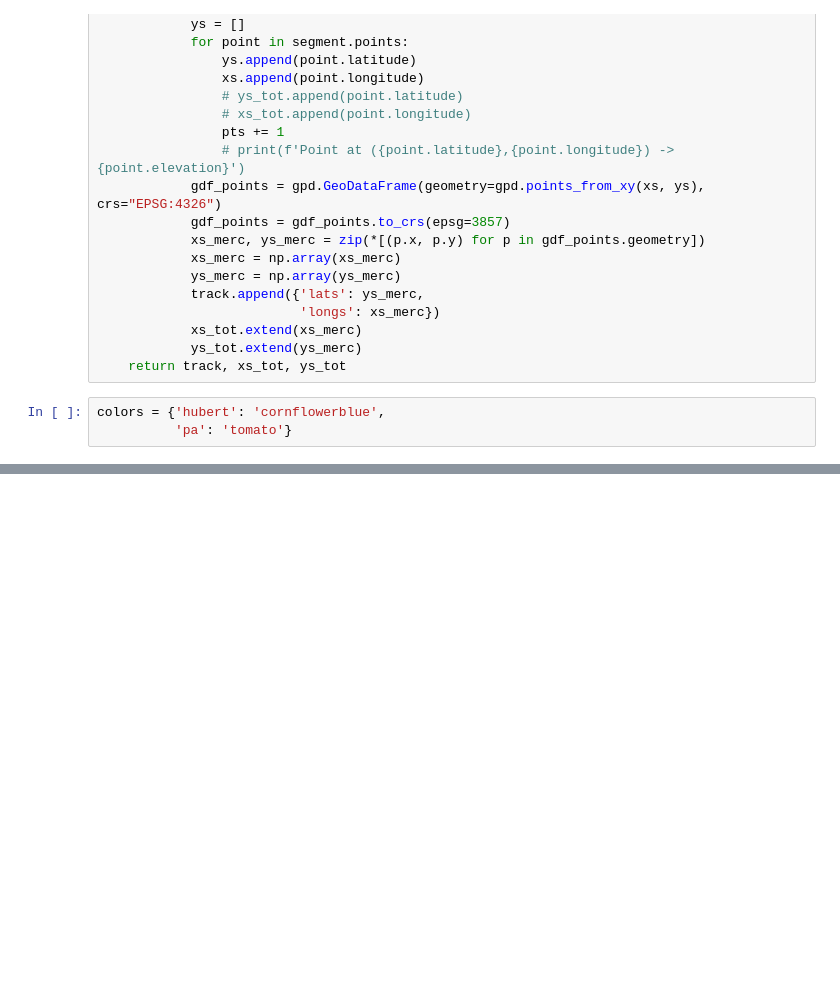
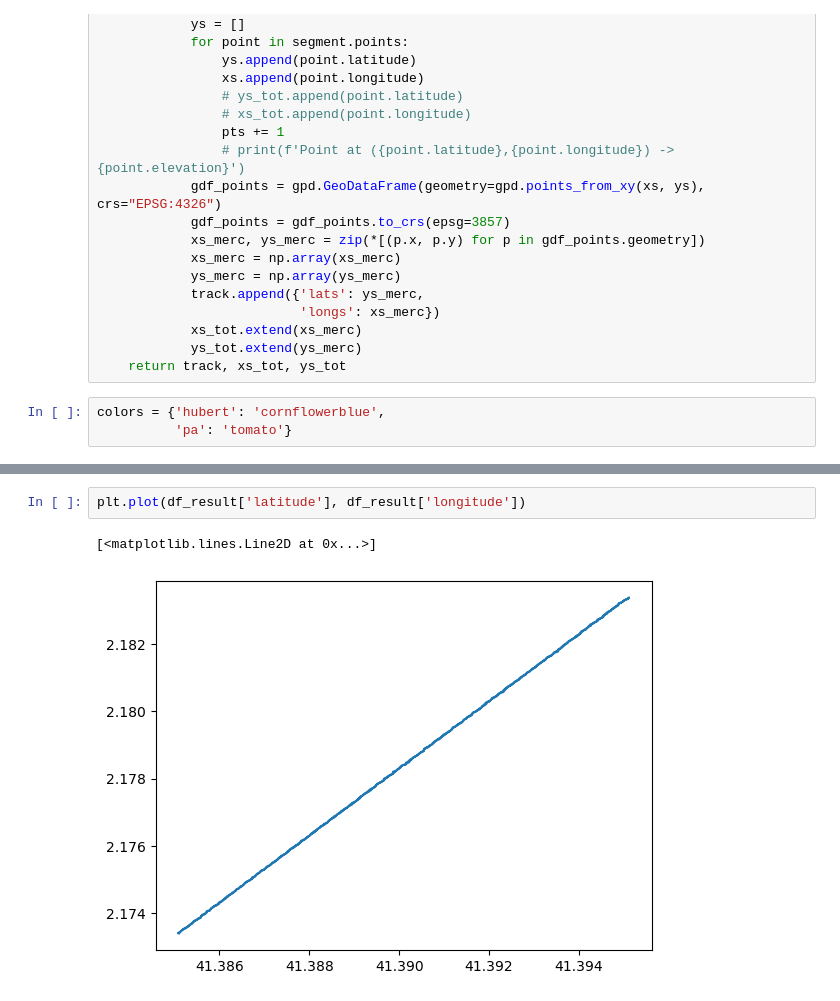
Before and after one commit to Hbretonniere/bike_it, a Jupyter notebook: explore.ipynb, the cells around one changed output, grey strips where cells are left out. Cells and saved outputs as stored; diff of their text form; blank space fills up the shorter version.

```diff
--- a/explore.ipynb
+++ b/explore.ipynb
@@ -190,0 +307,5 @@ fig.savefig(f'untill_now_{step}.png', dpi=500)
+# %%
+plt.plot(df_result['latitude'], df_result['longitude'])
+# %% [output]
+[<matplotlib.lines.Line2D at 0x...>]
+[figure, added]
```
Also changed, not shown: parts of 15 cells of this notebook.
